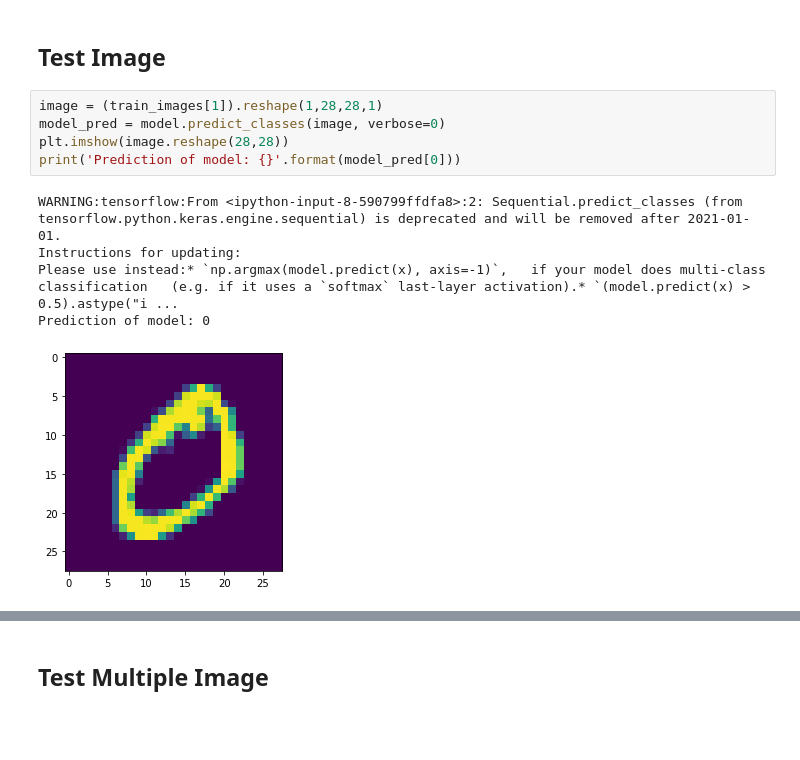
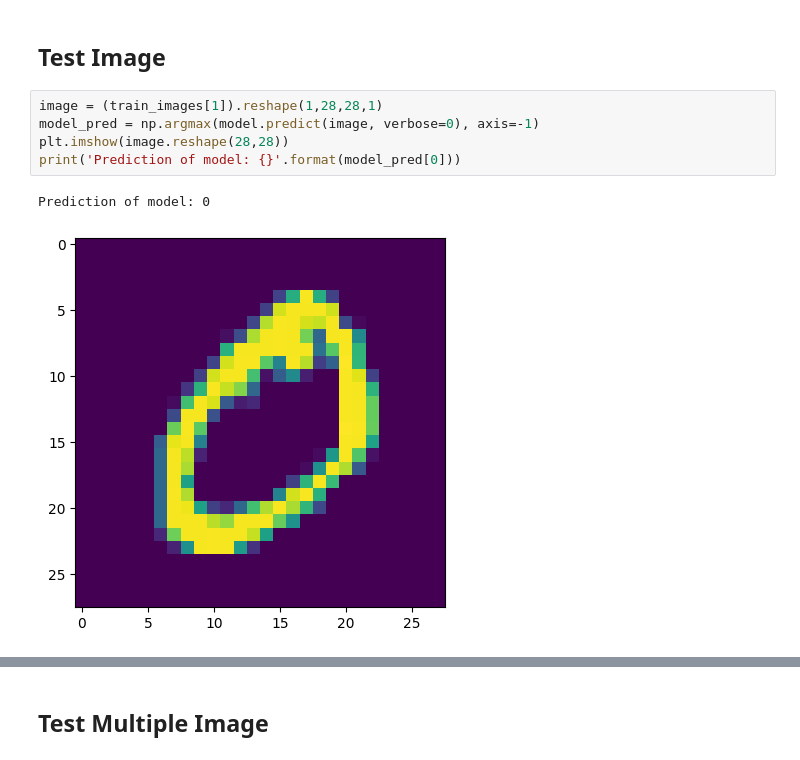
Before and after one commit to ManteshE/handwritten-digit-recognition, a Jupyter notebook: tf_cnn.ipynb, the cells around one changed output, grey strips where cells are left out. Cells and saved outputs as stored; diff of their text form; blank space fills up the shorter version.

```diff
--- a/tf_cnn.ipynb
+++ b/tf_cnn.ipynb
@@ -121,14 +127,11 @@ Text(0.5, 1.0, 'Training Accuracy and Loss')
 ## Test Image
 # %%
 image = (train_images[1]).reshape(1,28,28,1)
-model_pred = model.predict_classes(image, verbose=0)
+model_pred = np.argmax(model.predict(image, verbose=0), axis=-1)
 plt.imshow(image.reshape(28,28))
 print('Prediction of model: {}'.format(model_pred[0]))
 # %% [output]
-WARNING:tensorflow:From <ipython-input-8-590799ffdfa8>:2: Sequential.predict_classes (from tensorflow.python.keras.engine.sequential) is deprecated and will be removed after 2021-01-01.
-Instructions for updating:
-Please use instead:* `np.argmax(model.predict(x), axis=-1)`,   if your model does multi-class classification   (e.g. if it uses a `softmax` last-layer activation).* `(model.predict(x) > 0.5).astype("i ...
 Prediction of model: 0
-[figure, old version]
+[figure, new version]
 # %%
 image = (train_images[2]).reshape(1,28,28,1)
```
Also changed, not shown: parts of 9 cells of this notebook.
